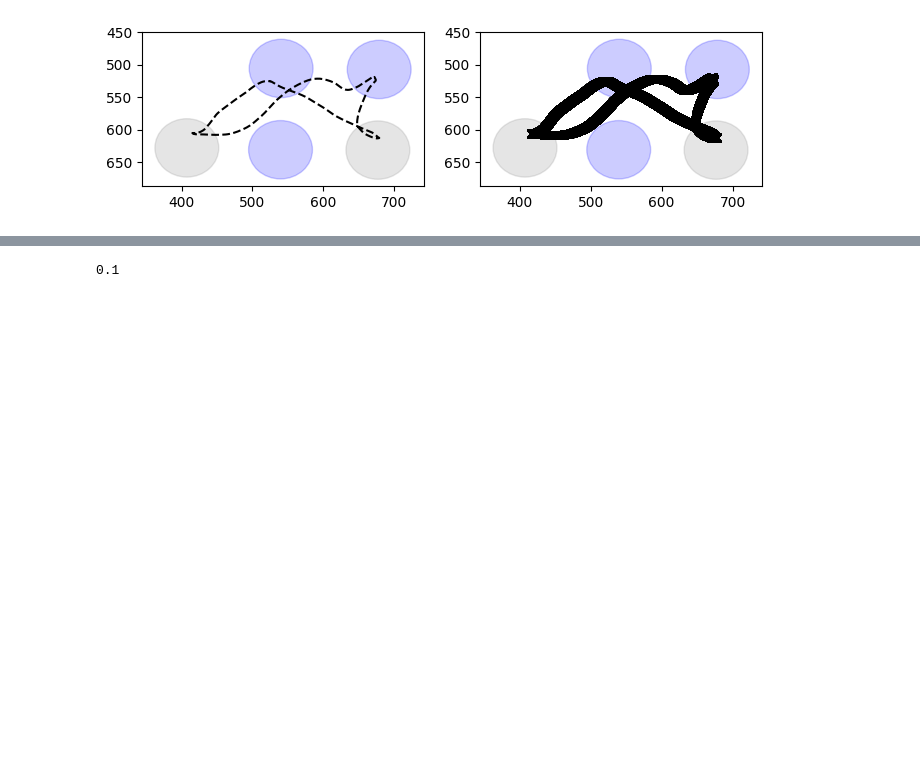
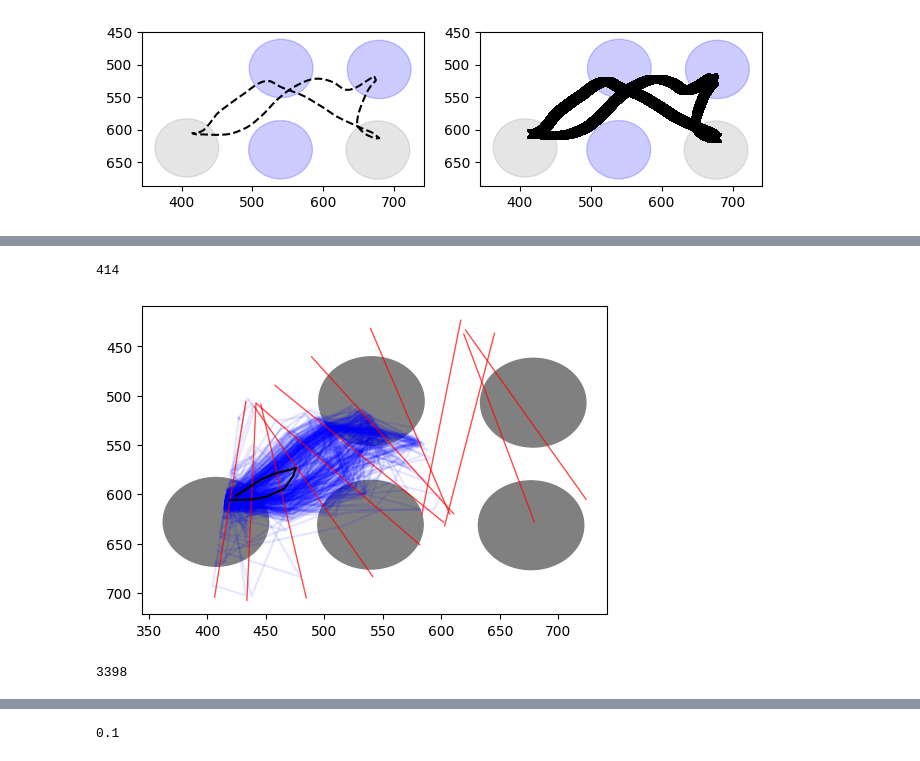
Before and after one commit to EmmettJT/sequences_analyse_PPSeq, a Jupyter notebook: revision_analysis/prioritisation_analysis/Untitled-1.ipynb, the cells around one changed output, grey strips where cells are left out. Cells and saved outputs as stored; diff of their text form; code cells hidden in the pictures; blank space fills up the shorter version.

```diff
--- a/revision_analysis/prioritisation_analysis/Untitled-1.ipynb
+++ b/revision_analysis/prioritisation_analysis/Untitled-1.ipynb
@@ -1019,0 +1381,35 @@ motif_start_ends_df = find_motif_points(continuous_regions_df,standard_av_curve,
+# %%
+fig, ax = plt.subplots(1, 1,figsize=(6, 4))
+for index,port_centroid in enumerate(port_centroids):
+    circle1 = plt.Circle(port_centroid, 45, color='grey', alpha = 1)
+    ax.add_patch(circle1)
+
+trajects = []
+for inds in trajectories:
+    traject = np.array(full_tracking_coords)[inds]
+    trajects += [traject]
+    x = [point[0] for point in traject]
+    y = [point[1] for point in traject]
+    ax.plot(x,y,'-', color = 'blue', alpha = 0.1)
+
+for line_start, line_end in lines:
+    x_values = [line_start[0], line_end[0]]
+    y_values = [line_start[1], line_end[1]]
+    plt.plot(x_values, y_values, color='red', linestyle='-', linewidth=1, label='Perpendicular Line', alpha = 0.7)
+
+
+
+av_of_found = interpolate_to_longest_and_find_average_curve(trajects,1000)
+x = [point[0] for point in av_of_found]
+y = [point[1] for point in av_of_found]
+ax.plot(x,y,'-', color = 'k', alpha = 1)
+
+ax.invert_yaxis()
+print(len(trajectories))
+# %% [output]
+414
+[figure, added]
+# %%
+len(trajectories)
+# %% [output]
+3398
```
Also changed, not shown: parts of 31 cells of this notebook.
